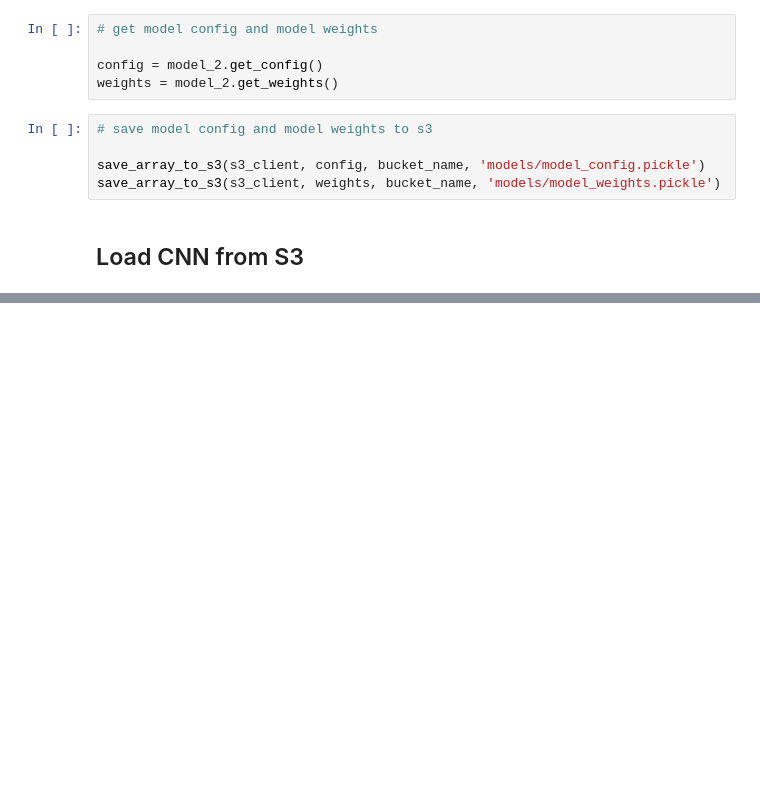
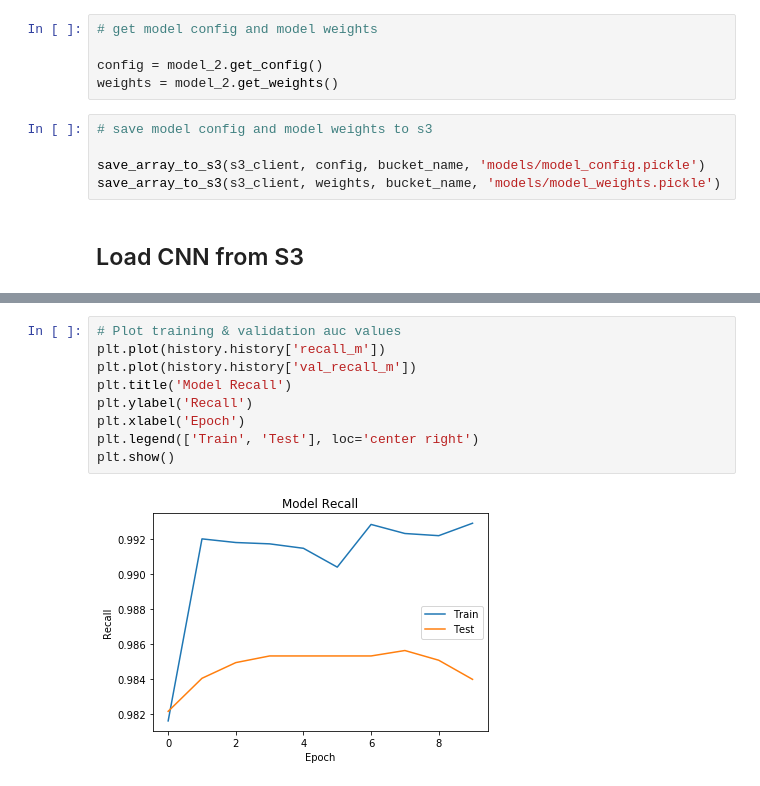
Before and after one commit to lchutny/wildfireplus, a Jupyter notebook: train_cnn_model.ipynb, the cells around one changed output, grey strips where cells are left out. Saved outputs shown, nothing was run; the diff lists cells and outputs as text; blank space fills up the shorter version.

```diff
--- a/train_cnn_model.ipynb
+++ b/train_cnn_model.ipynb
@@ -380,0 +362,11 @@ plt.show()
+# %%
+# Plot training & validation auc values
+plt.plot(history.history['recall_m'])
+plt.plot(history.history['val_recall_m'])
+plt.title('Model Recall')
+plt.ylabel('Recall')
+plt.xlabel('Epoch')
+plt.legend(['Train', 'Test'], loc='center right')
+plt.show()
+# %% [output]
+[figure, added]
```
Also changed, not shown: parts of 10 cells of this notebook.
